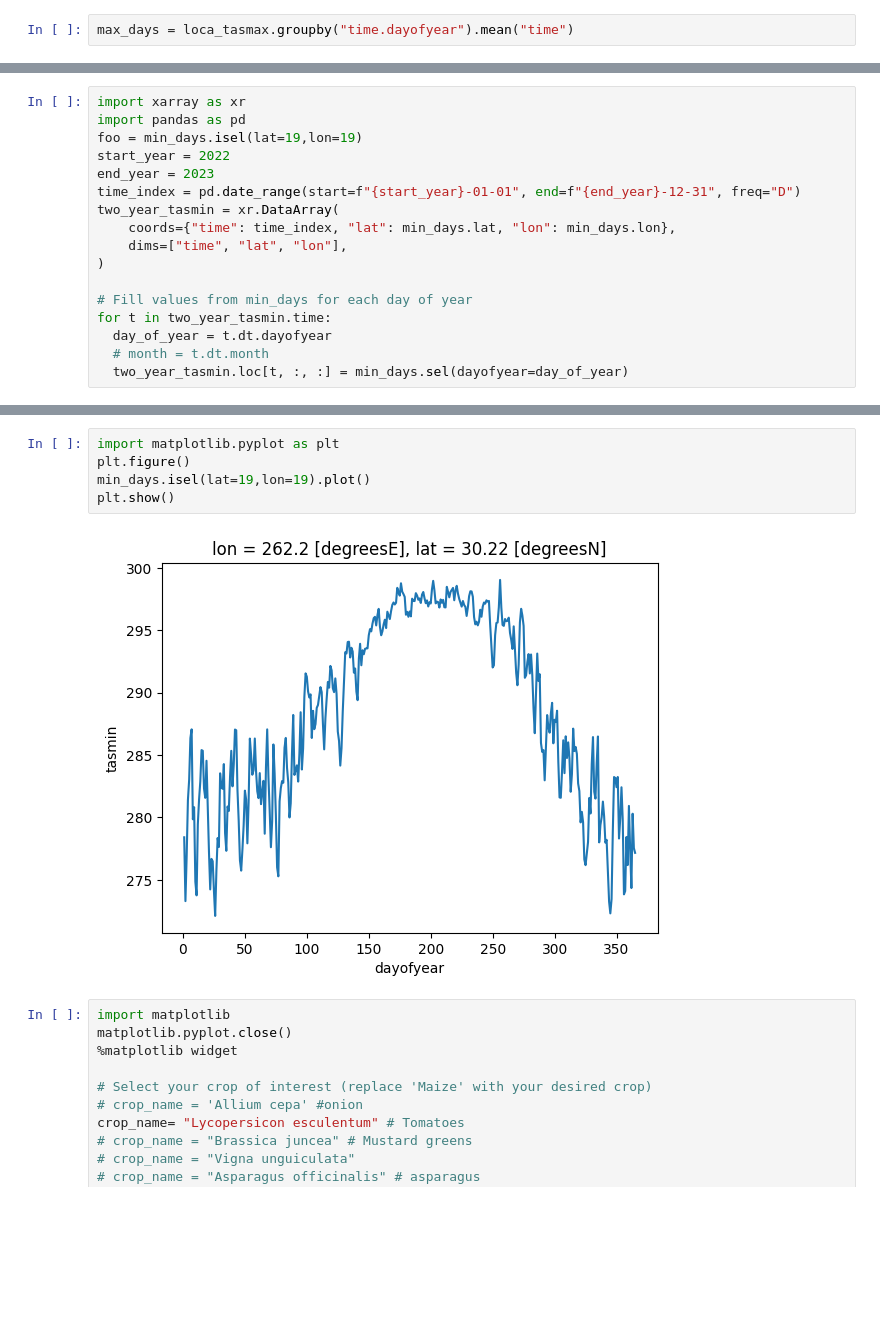
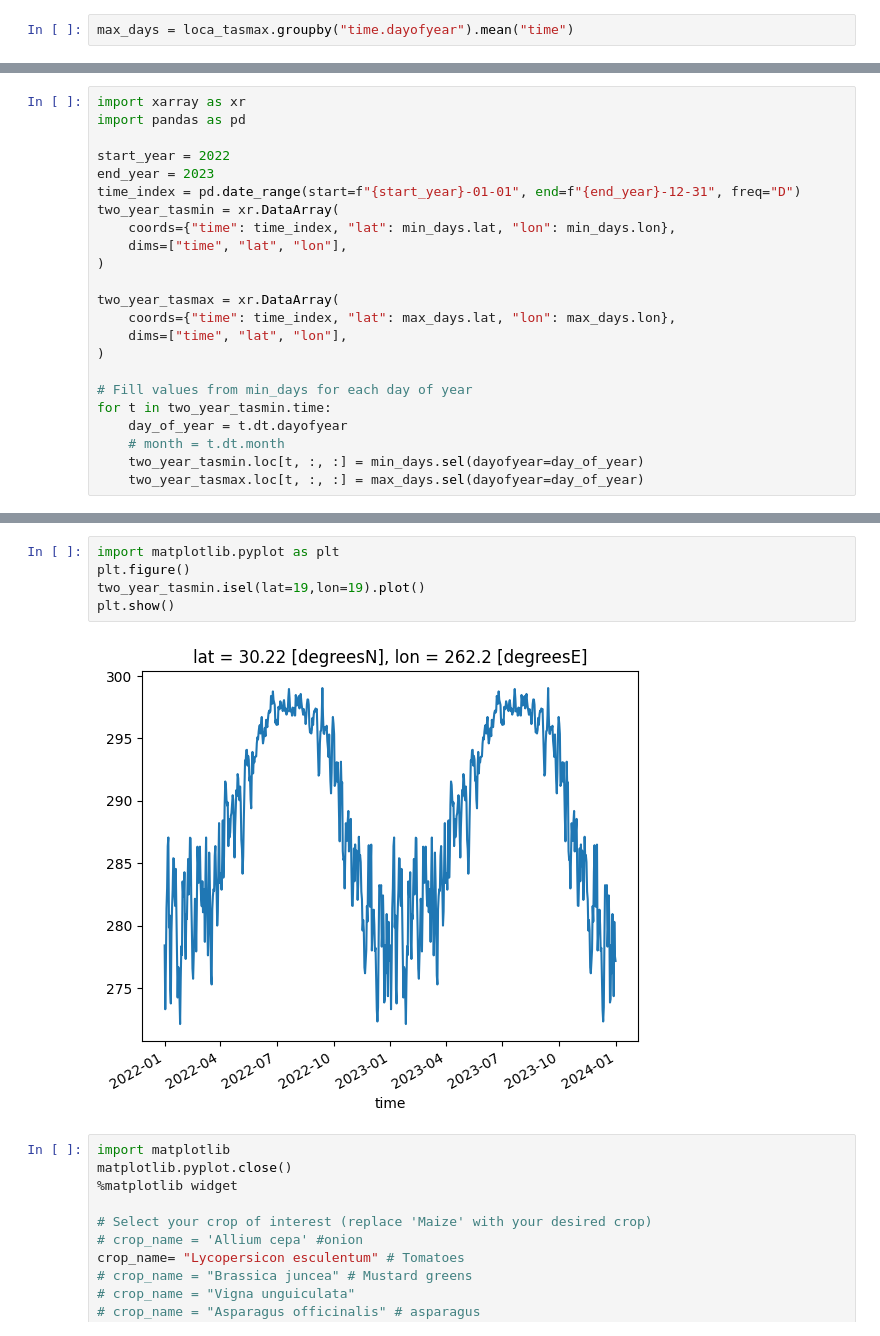
Before and after one commit to stereowrench/crop-models, a Jupyter notebook: Crop Simulations.ipynb, the cells around one changed output, grey strips where cells are left out. Cells and saved outputs as stored; diff of their text form; blank space fills up the shorter version.

```diff
--- a/Crop Simulations.ipynb
+++ b/Crop Simulations.ipynb
@@ -38,7 +41,7 @@ min_days.to_dataframe().loc[3]
 # %%
 import xarray as xr
 import pandas as pd
-foo = min_days.isel(lat=19,lon=19)
+
 start_year = 2022
 end_year = 2023
 time_index = pd.date_range(start=f"{start_year}-01-01", end=f"{end_year}-12-31", freq="D")
@@ -47,8 +50,14 @@ two_year_tasmin = xr.DataArray(
     dims=["time", "lat", "lon"],
 )
 
+two_year_tasmax = xr.DataArray(
+    coords={"time": time_index, "lat": max_days.lat, "lon": max_days.lon},
+    dims=["time", "lat", "lon"],
+)
+
 # Fill values from min_days for each day of year
 for t in two_year_tasmin.time:
-  day_of_year = t.dt.dayofyear
-  # month = t.dt.month
-  two_year_tasmin.loc[t, :, :] = min_days.sel(dayofyear=day_of_year)
+    day_of_year = t.dt.dayofyear
+    # month = t.dt.month
+    two_year_tasmin.loc[t, :, :] = min_days.sel(dayofyear=day_of_year)
+    two_year_tasmax.loc[t, :, :] = max_days.sel(dayofyear=day_of_year)
@@ -77,10 +84,10 @@ sphinx: None
 # %%
 import matplotlib.pyplot as plt
 plt.figure()
-min_days.isel(lat=19,lon=19).plot()
+two_year_tasmin.isel(lat=19,lon=19).plot()
 plt.show()
 # %% [output]
-[figure, old version]
+[figure, new version]
 # %%
 import matplotlib
 matplotlib.pyplot.close()
```
Also changed, not shown: parts of 4 cells of this notebook.
